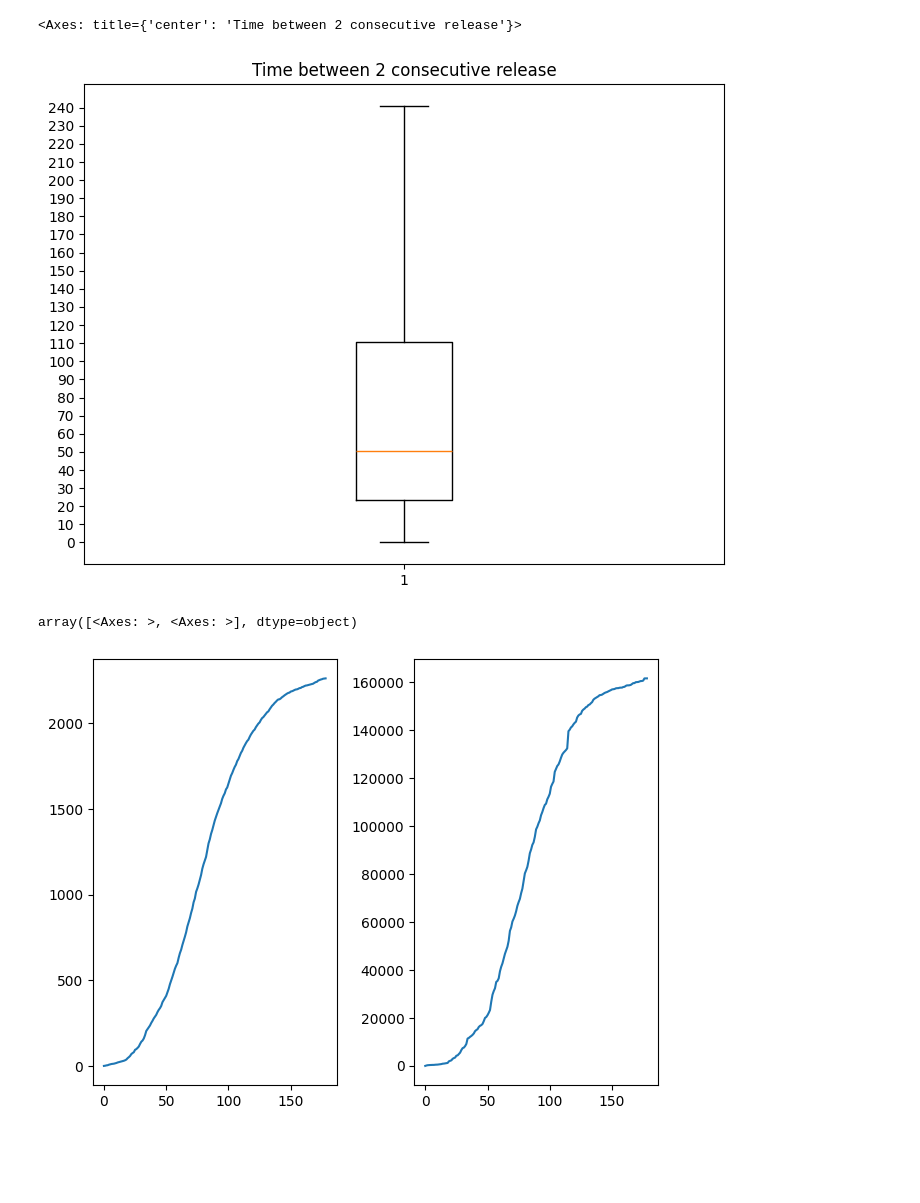
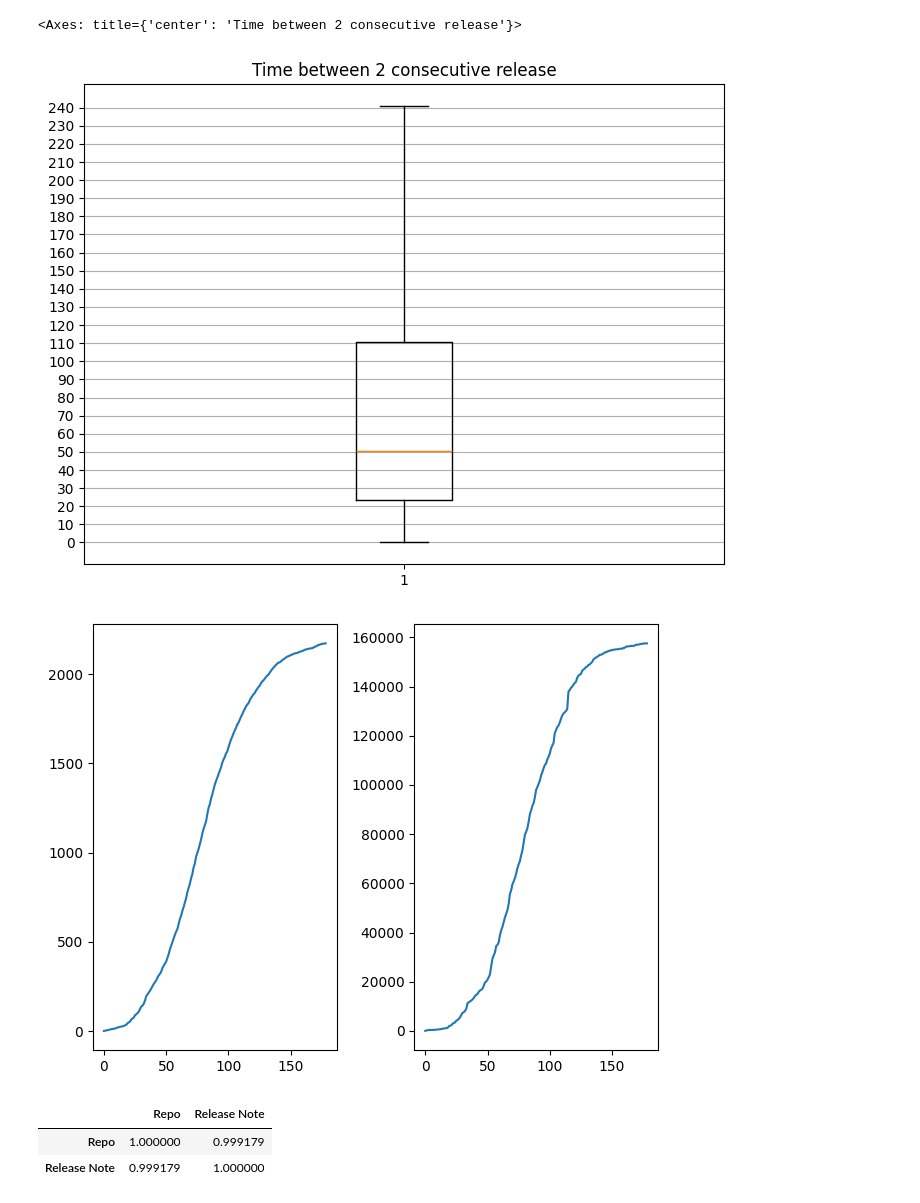
Before and after one commit to 3rcode/commit-classification, a Jupyter notebook: statistic.ipynb, the cells around one changed output. Cells and saved outputs as stored; diff of their text form; code cells hidden in the pictures; blank space fills up the shorter version.

```diff
--- a/statistic.ipynb
+++ b/statistic.ipynb
@@ -19,7 +26,20 @@ print("Number of repositories that has release note:", f"{round(len(repos) / num
 # %%
-repos["created_at"] = pd.to_datetime(repos["created_at"])
-repos["create_year"] = repos["created_at"].dt.year
-num_repo_by_year = repos.groupby("create_year")["create_year"]
+# repos["created_at"] = pd.to_datetime(repos["created_at"])
+# repos["create_year"] = repos["created_at"].dt.year
+# num_repo_by_year = repos.groupby("create_year")["create_year"]
+# num_repo_to_year = np.cumsum(num_repo_by_year.count().to_numpy())
+# year = np.arange(2008, 2024, 1)
+# fig = plt.figure()
+# axes = fig.add_axes([0, 0, 0.6, 0.6])
+# axes.bar(year, num_repo_to_year)
+# axes.set_xlabel("Year")
+# axes.set_ylabel("Num repo")
+# axes.set_title("Total repositories to year")
+# plt.grid(visible=True, axis='y')
+# fig.show()
+has_rn["created_at"] = pd.to_datetime(has_rn["created_at"])
+has_rn["create_year"] = has_rn["created_at"].dt.year
+num_repo_by_year = has_rn.groupby("create_year")["create_year"]
 num_repo_to_year = np.cumsum(num_repo_by_year.count().to_numpy())
 year = np.arange(2008, 2024, 1)
 fig = plt.figure()
@@ -28,5 +48,6 @@ axes.bar(year, num_repo_to_year)
 axes.set_xlabel("Year")
 axes.set_ylabel("Num repo")
 axes.set_title("Total repositories to year")
+plt.grid(visible=True, axis='y')
 fig.show()
 # %% [output]
@@ -108,26 +124,41 @@ axes = fig.add_axes([0, 0, 1, 1])
 axes.boxplot(timebw2rn, 0, '')
 axes.set_yticks(np.arange(0, 250, 10))
 axes.set_title("Time between 2 consecutive release")
+plt.grid(visible=True, axis='y')
 axes
 # %% [output]
 <Axes: title={'center': 'Time between 2 consecutive release'}>
-[figure, old version]
+[figure, new version]
 # %%
 
-repos["created_at"] = pd.to_datetime(repos["created_at"])
-repos["created_month"] = repos["created_at"].dt.month
-repos["created_year"] = repos["created_at"].dt.year
-num_repo = np.cumsum(repos.groupby(["created_year", "created_month"])["Repo"].count().to_numpy())
-num_rn = np.cumsum(repos.groupby(["created_year", "created_month"])["num release"].sum().to_numpy())
+# repos["created_at"] = pd.to_datetime(repos["created_at"])
+# repos["created_month"] = repos["created_at"].dt.month
+# repos["created_year"] = repos["created_at"].dt.year
+# num_repo = np.cumsum(repos.groupby(["created_year", "created_month"])["Repo"].count().to_numpy())
+# num_rn = np.cumsum(repos.groupby(["created_year", "created_month"])["num release"].sum().to_numpy())
+# x = np.arange(0, len(num_repo),1)
+# fig, axes = plt.subplots(nrows=1, ncols=2)
+# axes[0].plot(x, num_repo)
+# axes[1].plot(x, num_rn)
+# plt.tight_layout()
+
+has_rn["created_at"] = pd.to_datetime(has_rn["created_at"])
+has_rn["created_month"] = has_rn["created_at"].dt.month
+has_rn["created_year"] = has_rn["created_at"].dt.year
+num_repo = np.cumsum(has_rn.groupby(["created_year", "created_month"])["Repo"].count().to_numpy())
+num_rn = np.cumsum(has_rn.groupby(["created_year", "created_month"])["num release"].sum().to_numpy())
 x = np.arange(0, len(num_repo),1)
 fig, axes = plt.subplots(nrows=1, ncols=2)
 axes[0].plot(x, num_repo)
 axes[1].plot(x, num_rn)
 plt.tight_layout()
-
-axes
+plt.show()
+df = pd.DataFrame({"Repo": num_repo, "Release Note": num_rn})
+df.corr()
 # %% [output]
-array([<Axes: >, <Axes: >], dtype=object)
-[figure, old version]
+[figure, new version]
+|  | Repo | Release Note |
+| Repo | 1.000000 | 0.999179 |
+| Release Note | 0.999179 | 1.000000 |
 # %%
 change_descriptor = pd.read_csv("statistic/change_descriptor.csv")
```
Also changed, not shown: parts of 9 cells of this notebook, 15 other files.
